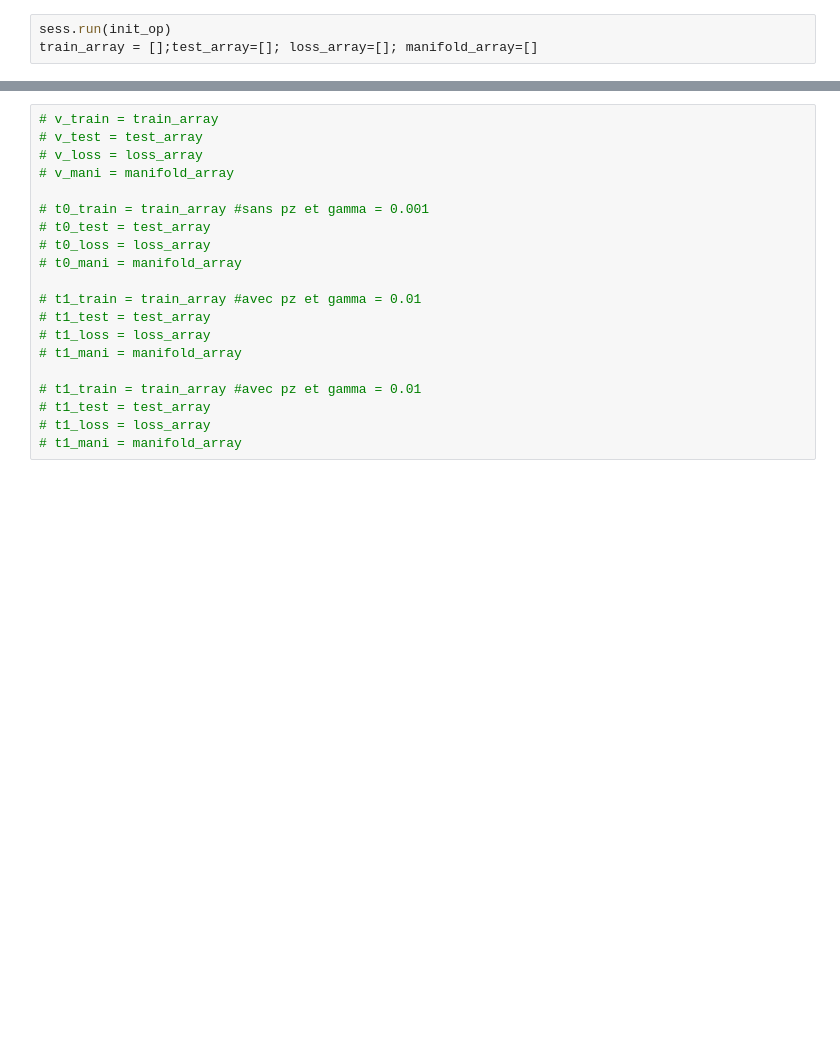
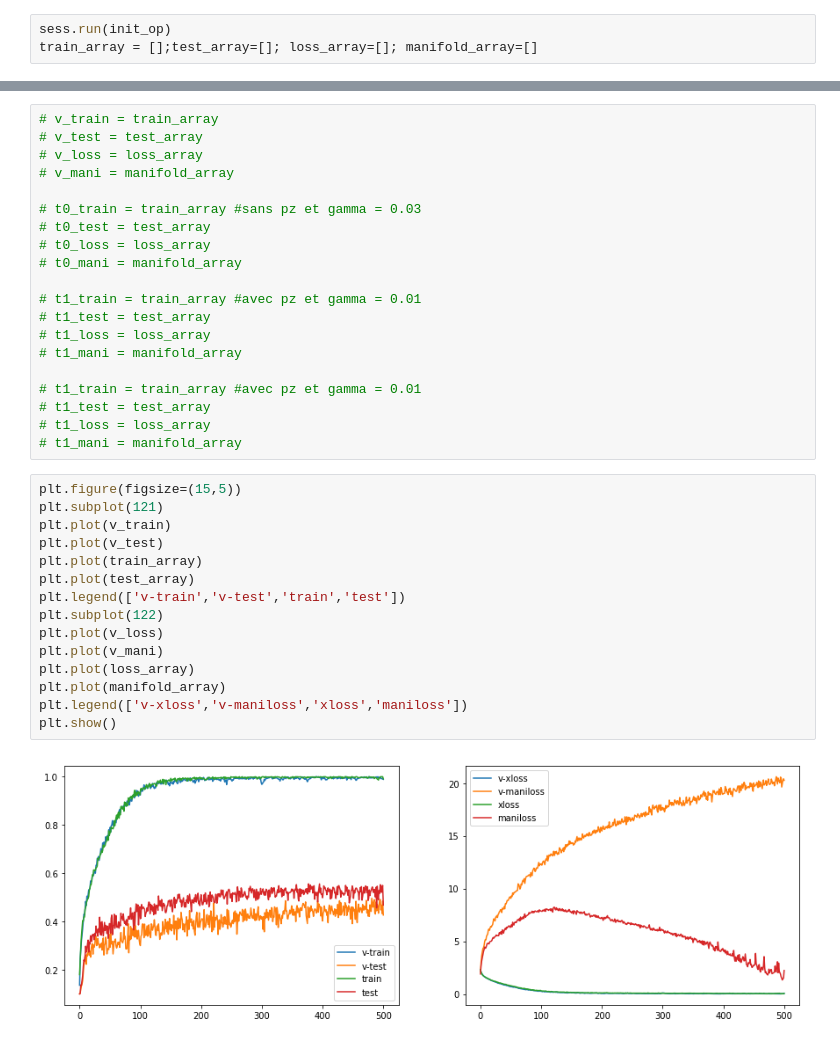
Before and after one commit to bruno-31/toy_ssl, a Jupyter notebook: cifar-experiments-Copy1.ipynb, the cells around one changed output, grey strips where cells are left out. Drawn from its saved outputs; the diff is of its cells as text; blank space fills up the shorter version.

```diff
--- a/cifar-experiments-Copy1.ipynb
+++ b/cifar-experiments-Copy1.ipynb
@@ -305,7 +328,7 @@ Epoch: 44,Global steps: 900, xloss: 0.82215, maniloss: 8.88088, training acc: 73
 # v_loss = loss_array
 # v_mani = manifold_array
 
-# t0_train = train_array #sans pz et gamma = 0.001
+# t0_train = train_array #sans pz et gamma = 0.03
 # t0_test = test_array
 # t0_loss = loss_array
 # t0_mani = manifold_array
@@ -319,3 +342,20 @@ Epoch: 44,Global steps: 900, xloss: 0.82215, maniloss: 8.88088, training acc: 73
 # t1_test = test_array
 # t1_loss = loss_array
 # t1_mani = manifold_array
+# %%
+plt.figure(figsize=(15,5))
+plt.subplot(121)
+plt.plot(v_train)
+plt.plot(v_test)
+plt.plot(train_array)
+plt.plot(test_array)
+plt.legend(['v-train','v-test','train','test'])
+plt.subplot(122)
+plt.plot(v_loss)
+plt.plot(v_mani)
+plt.plot(loss_array)
+plt.plot(manifold_array)
+plt.legend(['v-xloss','v-maniloss','xloss','maniloss'])
+plt.show()
+# %% [output]
+[figure, added]
```
Also changed, not shown: parts of 3 cells of this notebook, 2 other files.
